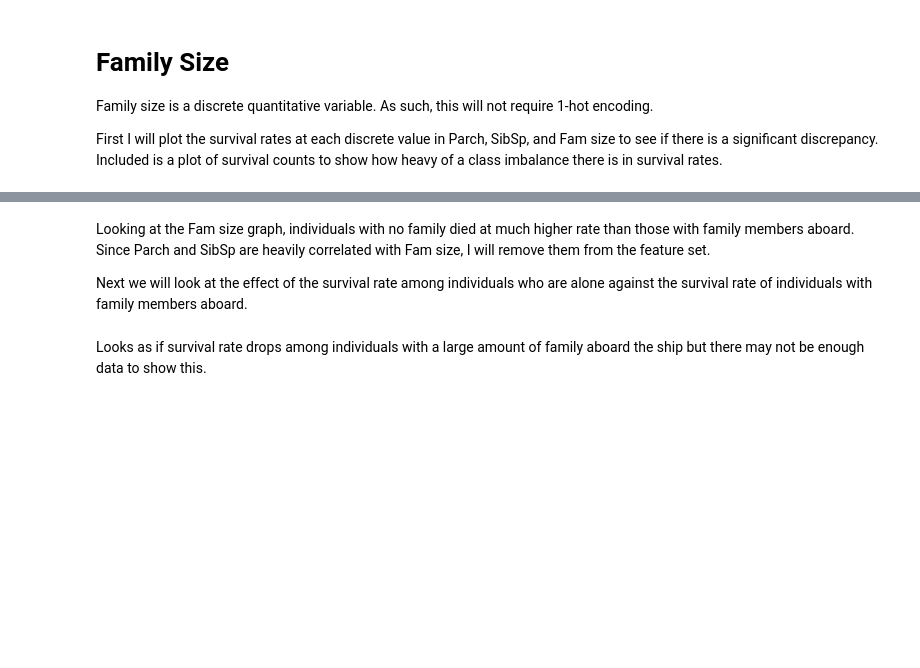
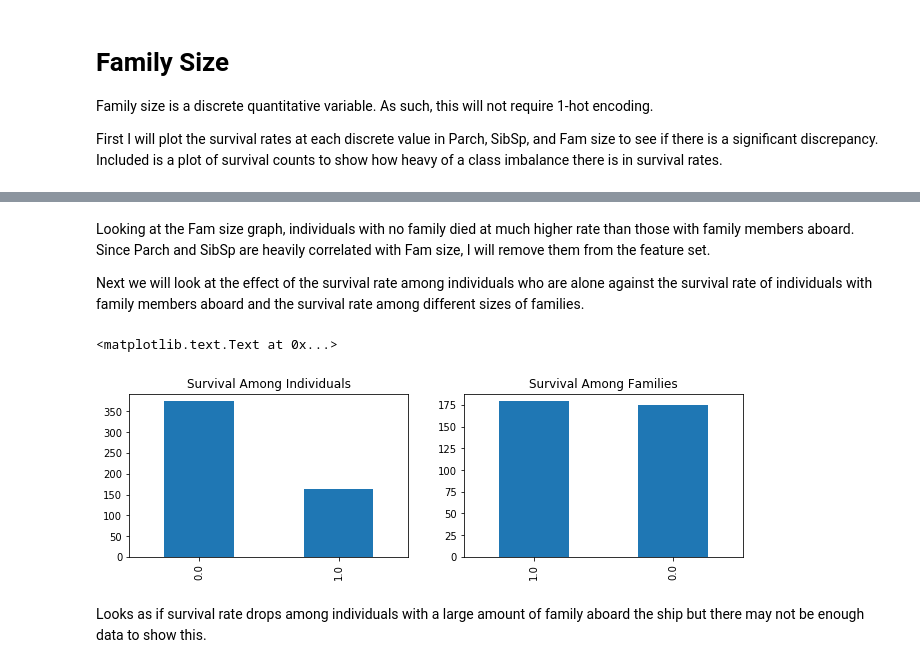
Before and after one commit to grantcooksey/kaggle-titanic, a Jupyter notebook: notebooks/Feature Engineering.ipynb, the cells around one changed output, grey strips where cells are left out. Saved outputs shown, nothing was run; the diff lists cells and outputs as text; code cells hidden in the pictures; blank space fills up the shorter version.

Commit message:
Added survival in individuals vs families graph

```diff
--- a/notebooks/Feature Engineering.ipynb
+++ b/notebooks/Feature Engineering.ipynb
@@ -96,4 +96,4 @@ plt.xlabel('Survived')
 # %% [markdown]
 Looking at the Fam size graph, individuals with no family died at much higher rate than those with family members aboard. Since Parch and SibSp are heavily correlated with Fam size, I will remove them from the feature set.
 
-Next we will look at the effect of the survival rate among individuals who are alone against the survival rate of individuals with family members aboard.
+Next we will look at the effect of the survival rate among individuals who are alone against the survival rate of individuals with family members aboard and the survival rate among different sizes of families.
@@ -106,2 +100,19 @@ fig, axs = plt.subplots(ncols=3, figsize=(11, 3))
+# %%
+fig, axs = plt.subplots(ncols=2, figsize=(11, 3))
+
+# Individuals
+df_ind = df.loc[df['Fam_size'] == 1, 'Survived'].value_counts()
+df_ind.plot.bar(ax=axs[0])
+axs[0].set_title('Survival Among Individuals')
+
+# With family
+df_fam = df.loc[df['Fam_size'] > 1, 'Survived'].value_counts()
+df_fam.plot.bar(ax=axs[1])
+axs[1].set_title('Survival Among Families')
+
+# Combine 4+ for fam
+# %% [output]
+<matplotlib.text.Text at 0x...>
+[figure, added]
 # %% [markdown]
 Looks as if survival rate drops among individuals with a large amount of family aboard the ship but there may not be enough data to show this.
```
Also changed, not shown: parts of 2 cells of this notebook, 1 other file.
